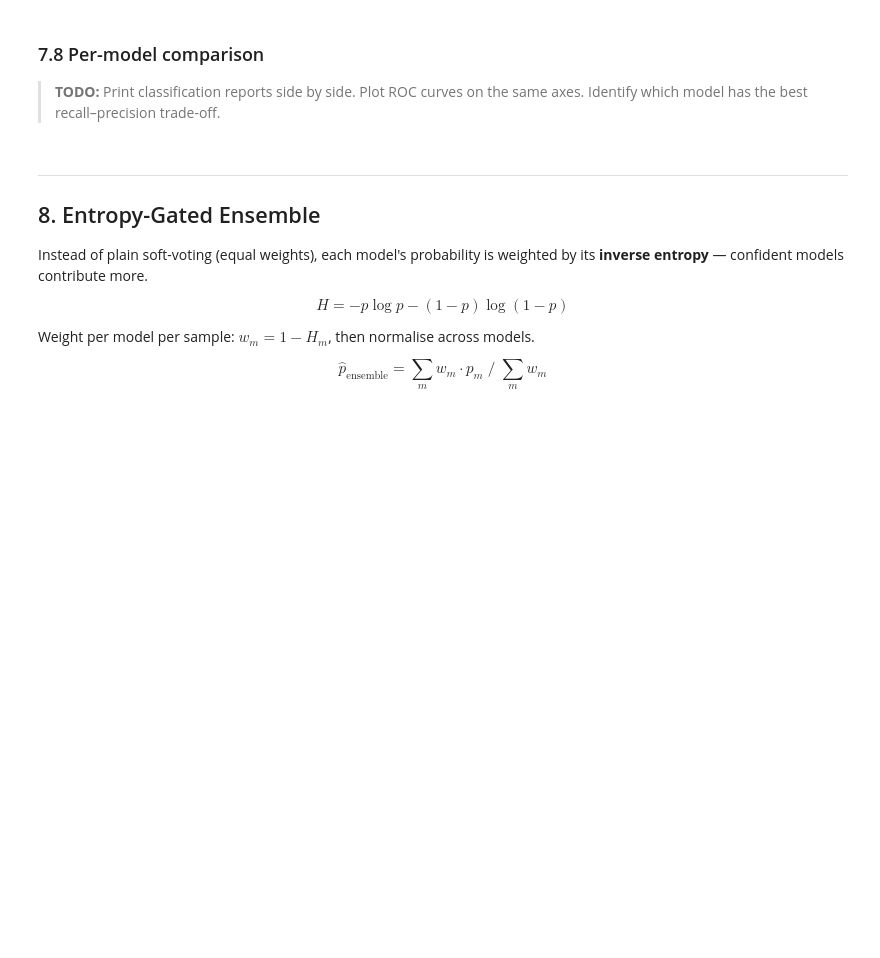
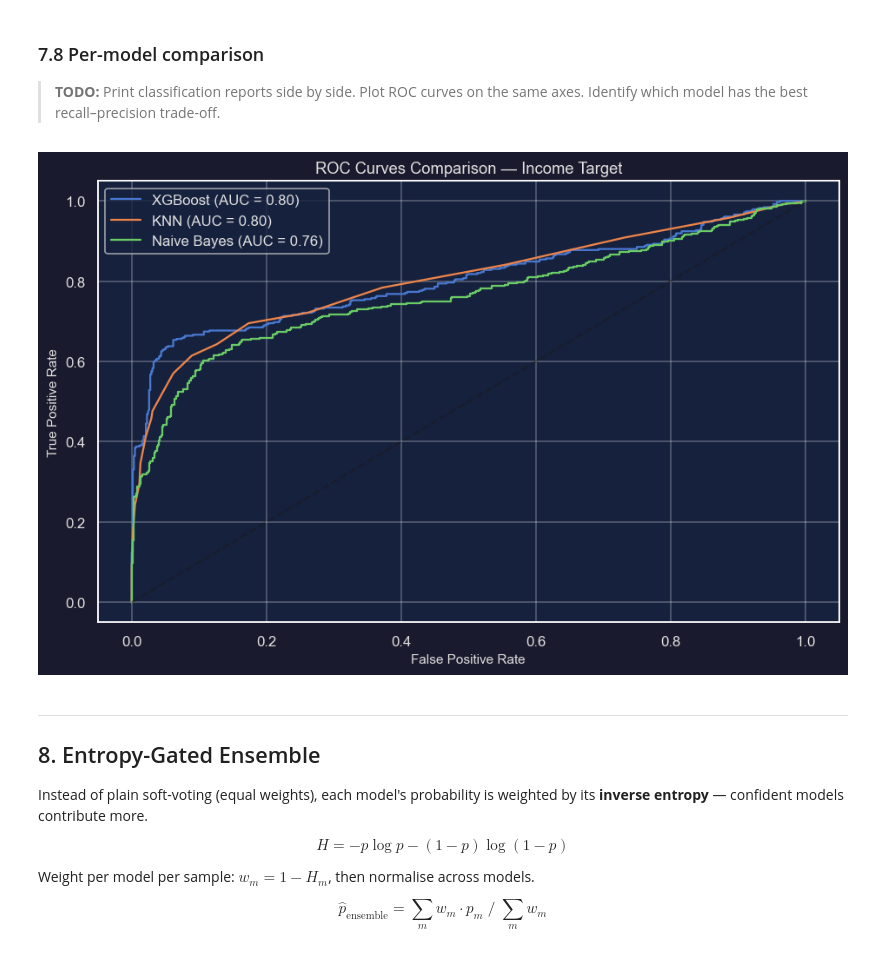
Before and after one commit to Smael-olk/Fintech, a Jupyter notebook: Business Case 2/Recommendation_Engine.ipynb, the cells around one changed output. Cells and saved outputs as stored; diff of their text form; code cells hidden in the pictures; blank space fills up the shorter version.

```diff
--- a/Business Case 2/Recommendation_Engine.ipynb
+++ b/Business Case 2/Recommendation_Engine.ipynb
@@ -322,7 +363,7 @@ Key hyperparameters: `max_depth`, `learning_rate`, `n_estimators`,
 > **Professor suggestion:** Start with `scale_pos_weight = count(0) / count(1)`,
 > then tune `gamma` and `min_child_weight` to control overfitting.
 # %%
-income_model, income_results, income_prob, income_pred = run_experiment(
+income_model_xgb, income_results_xgb, income_prob_xgb, income_pred_xgb = run_experiment(
     "xgb", "Income",
     X_train_inc_scaled, y_income_train, X_test_inc_scaled, y_income_test,
     tune=True,
@@ -952,7 +1030,39 @@ This is essential for **financial-grade decision systems**.
 > **TODO:** Print classification reports side by side.  Plot ROC curves on the
 > same axes.  Identify which model has the best recall–precision trade-off.
 # %%
-# TODO: side-by-side comparison
+from sklearn.metrics import roc_curve, auc
+all_results = {
+    'XGBoost': income_results_xgb,
+    'KNN': income_results_knn,
+    'Naive Bayes': income_results_gnb
+}
+
+plt.figure(figsize=(10, 6))
+# On récupère y_test (commun à tous car SEED est fixe)
+y_true = y_income_test
+
+# On boucle sur les probabilités stockées pour tracer les courbes
+models_to_plot = [
+    ('XGBoost', income_prob_xgb),
+    ('KNN', income_prob_knn),
+    ('Naive Bayes', income_prob_gnb)
+]
+
+for name, prob in models_to_plot:
+    # On s'assure de prendre la proba de la classe 1
+    fpr, tpr, _ = roc_curve(y_true, prob if prob.ndim == 1 else prob[:, 1])
+    roc_auc = auc(fpr, tpr)
+    plt.plot(fpr, tpr, label=f'{name} (AUC = {roc_auc:.2f})')
+
+plt.plot([0, 1], [0, 1], 'k--', alpha=0.5)
+plt.xlabel('False Positive Rate')
+plt.ylabel('True Positive Rate')
+plt.title('ROC Curves Comparison — Income Target')
+plt.legend()
+plt.grid(True, alpha=0.3)
+plt.show()
+# %% [output]
+[figure, added]
 # %% [markdown]
 ---
 ## 8. Entropy-Gated Ensemble
```
Also changed, not shown: parts of 12 cells of this notebook, 3 other files.
